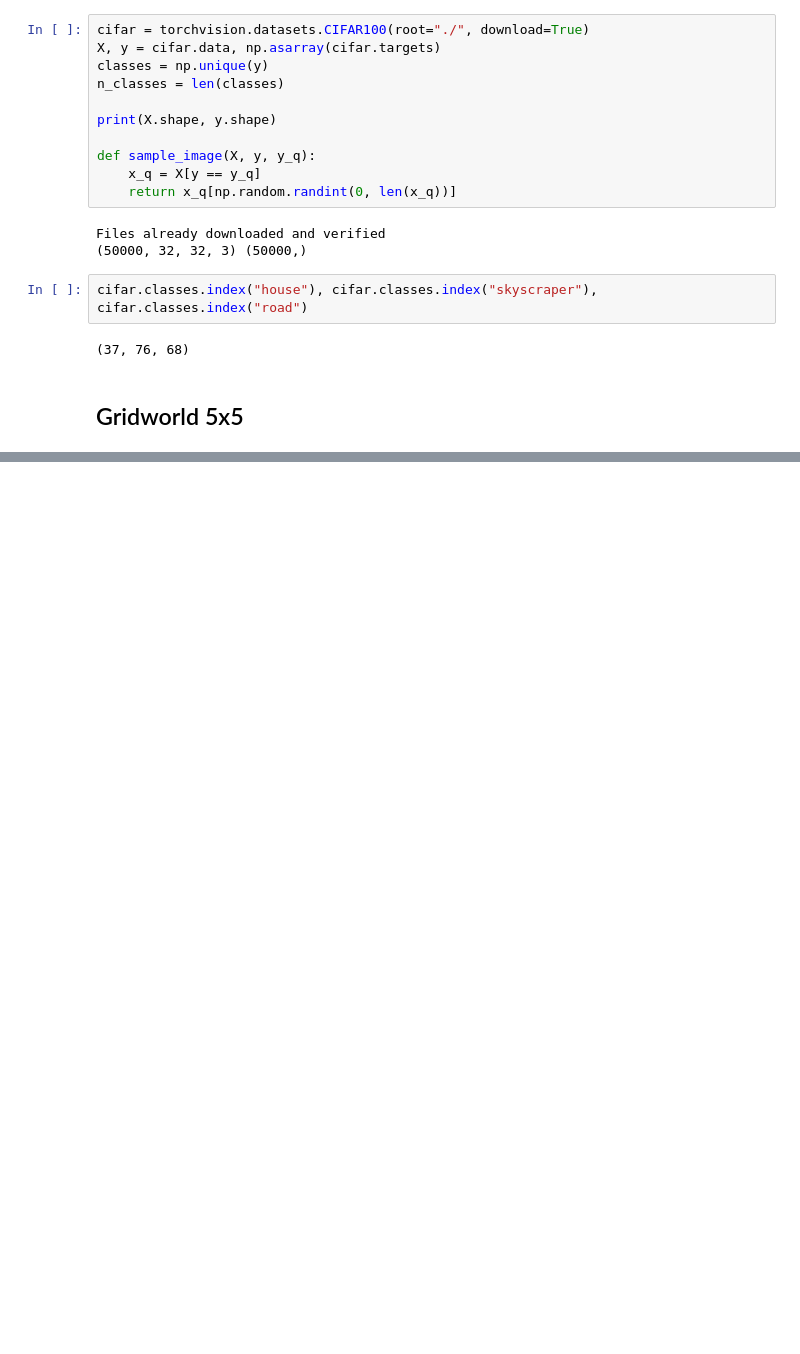
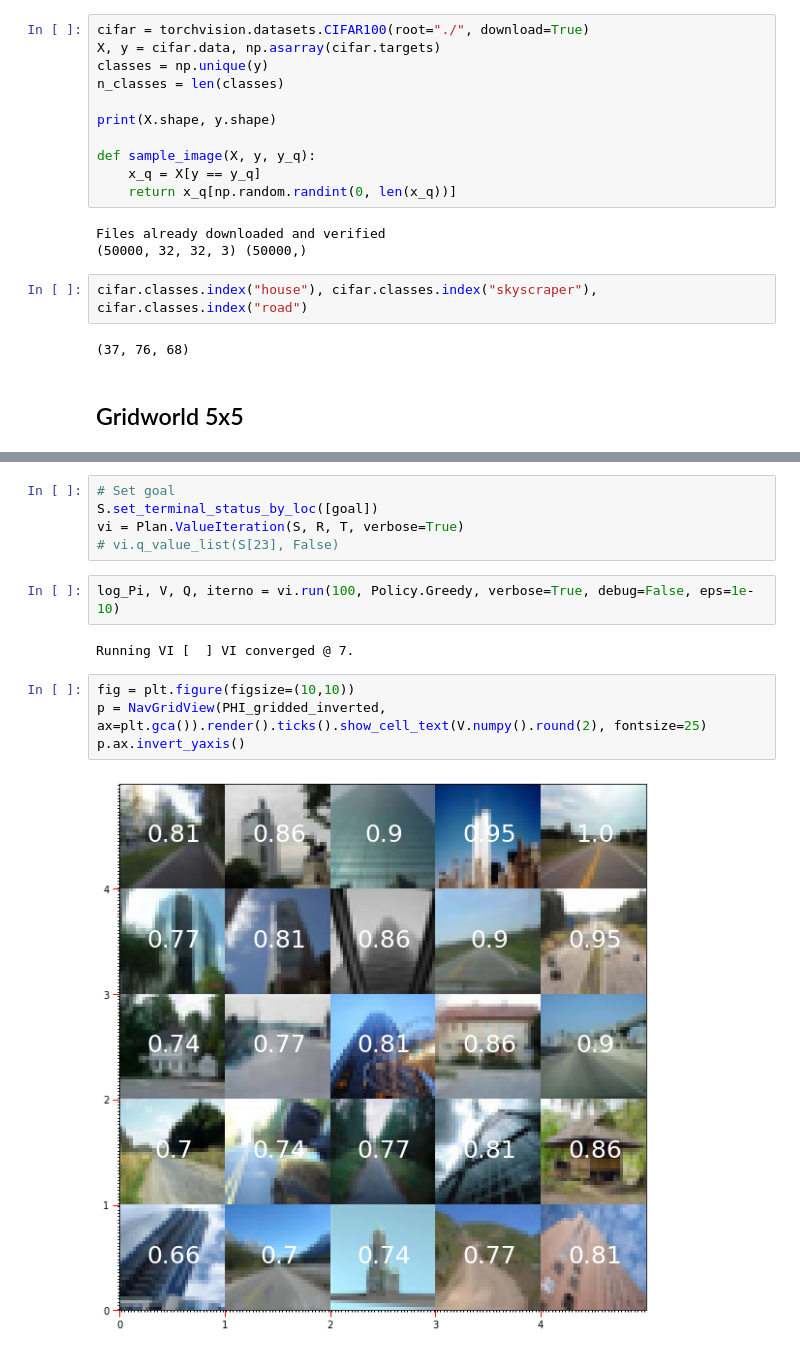
Before and after one commit to yrevar/InverseRL, a Jupyter notebook: gridworld_5x5.ipynb, the cells around one changed output, grey strips where cells are left out. Saved outputs shown, nothing was run; the diff lists cells and outputs as text; blank space fills up the shorter version.

Commit message:
value iteration draft

```diff
--- a/gridworld_5x5.ipynb
+++ b/gridworld_5x5.ipynb
@@ -57,0 +67,15 @@ NavGridView(PHI, ax=plt.gca()).render().show_cell_text(R, fontsize=25)
+# %%
+# Set goal
+S.set_terminal_status_by_loc([goal])
+vi = Plan.ValueIteration(S, R, T, verbose=True)
+# vi.q_value_list(S[23], False)
+# %%
+log_Pi, V, Q, iterno = vi.run(100, Policy.Greedy, verbose=True, debug=False, eps=1e-10)
+# %% [output]
+Running VI [  ] VI converged @ 7.
+# %%
+fig = plt.figure(figsize=(10,10))
+p = NavGridView(PHI_gridded_inverted, ax=plt.gca()).render().ticks().show_cell_text(V.numpy().round(2), fontsize=25)
+p.ax.invert_yaxis()
+# %% [output]
+[figure, added]
```
Also changed, not shown: parts of 3 cells of this notebook, 4 other files.
